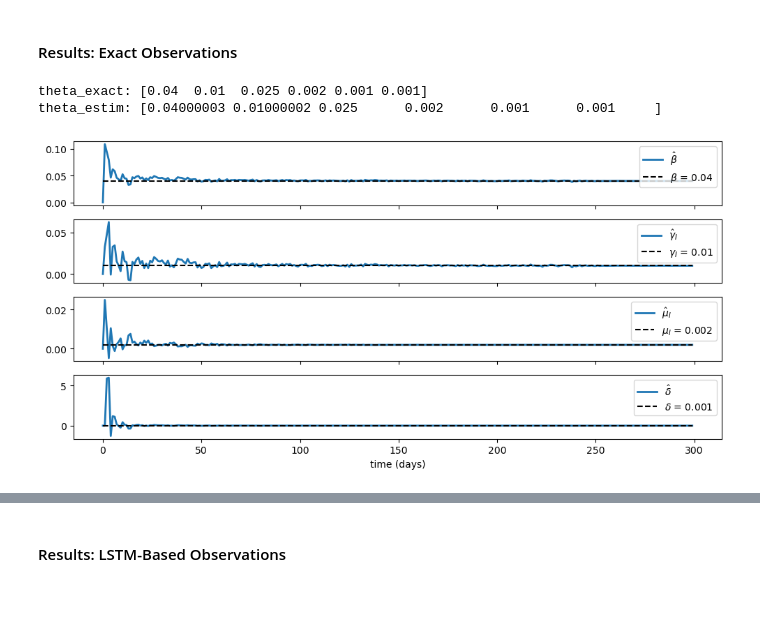
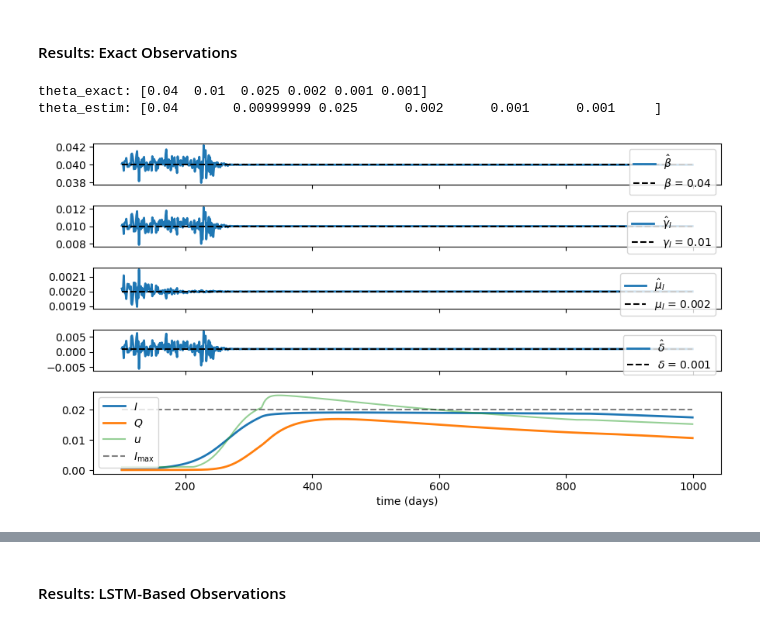
Before and after one commit to fredsonaguiar/sirq_model_control_quarantine, a Jupyter notebook: sirq model - complete.ipynb, the cells around one changed output, grey strips where cells are left out. Drawn from its saved outputs; the diff is of its cells as text; code cells hidden in the pictures; blank space fills up the shorter version.

```diff
--- a/sirq model - complete.ipynb
+++ b/sirq model - complete.ipynb
@@ -253,8 +224,13 @@ lstm_state_observer = keras.models.load_model(filename)
+# %%
+filename = 'observer_files/lstm_state_observer.pkl'
+
+# pkl.dump((lstm_state_observer, scaler), open(file=filename, mode="wb"))
+lstm_state_observer, scaler = pkl.load(open(file=filename, mode="rb"))
 # %% [markdown]
 #### Check Adjustment Results
 # %%
 # gets a random sample
-generator = train_generator_observer(1, 300, u_max=u_max, u_min=u_min, theta_max=theta_max)
+generator = train_generator_observer(1, 300, u_max=u_max, u_min=u_min, theta_max=theta_max, scaler=scaler)
 sample_x, sample_y = next(generator)
 observed_y = lstm_state_observer.predict(sample_x)
 
@@ -445,35 +430,39 @@ states_exact, states_obs_exact, theta_estimated_exact = solutions_observer_exact
 # %%
 filename = "observer_files/solutions_observer_exact.pkl"
 
-# # save results to file
-# pkl.dump(solutions_observer_exact, open(filename, "wb"))
-
-# loads results and unpacks
-solutions_observer_exact = pkl.load(open(filename, "rb"))
-states_exact, states_obs_exact, theta_estimated_exact = solutions_observer_exact
+pkl.dump((states_exact, states_obs_exact, theta_estimated_exact), open(filename, "wb"))
+states_exact, states_obs_exact, theta_estimated_exact = pkl.load(open(filename, "rb"))
 # %%
 print("theta_exact:",theta)
 print("theta_estim:",theta_estimated_exact[-1,:])
 # %% [output]
 theta_exact: [0.04  0.01  0.025 0.002 0.001 0.001]
-theta_estim: [0.04000003 0.01000002 0.025      0.002      0.001      0.001     ]
+theta_estim: [0.04       0.00999999 0.025      0.002      0.001      0.001     ]
 # %%
 # plot the results
-fig, ax = plt.subplots(4, figsize=(10,5), sharex=True)
+fig, ax = plt.subplots(4+1, figsize=(9,5), sharex=True, gridspec_kw={'height_ratios': [1,1,1,1,2]})
 
 # plot parameters
-
 c = 0
+t_ini = 100
+t_end = 1000
+time = np.arange(t_ini,t_end)
 for i, param in enumerate(["beta", "gamma_I", "gamma_Q", "mu_I", "mu_Q", "delta"]):
     if param in ["beta", "gamma_I", "mu_I", "delta"]:
-        ax[c].plot(theta_estimated_exact[:300,i], label = "$\\hat\\{}$".format(param), linewidth=2)
-        ax[c].plot(theta[i] * np.ones((300,)), "--", color="k", label = "$\\{}$ = {}".format(param, theta[i]))
+        ax[c].plot(time, theta_estimated_exact[t_ini:t_end,i], label = "$\\hat\\{}$".format(param), linewidth=2)
+        ax[c].plot(time, theta[i]*np.ones(time.shape[0]), "--", color="k", label = "$\\{}$ = {}".format(param, theta[i]))
         ax[c].legend(loc="upper right")
         c+=1
 
-plt.savefig("observer_figures/param_est_exact.svg", bbox_inches='tight', format="svg")
+ax[c].plot(time, states_exact[t_ini:t_end,1], label = "$I$", linewidth=2)
+ax[c].plot(time, states_exact[t_ini:t_end,3], label = "$Q$", linewidth=2)
+ax[c].plot(time, states_exact[t_ini:t_end,-1], label="$u$", alpha=0.5)
+ax[c].plot(time, i_max*np.ones(time.shape[0]), "--", color="k", label = "$I_{\max}$", alpha=0.5)
+ax[c].legend()
+
 plt.xlabel("time (days)")
 fig.tight_layout()
+plt.savefig("observer_figures/param_est_exact.svg", bbox_inches='tight', format="svg")
 plt.show()
 # %% [output]
-[figure, old version]
+[figure, new version]
```
Also changed, not shown: parts of 32 cells of this notebook, 19 other files.
